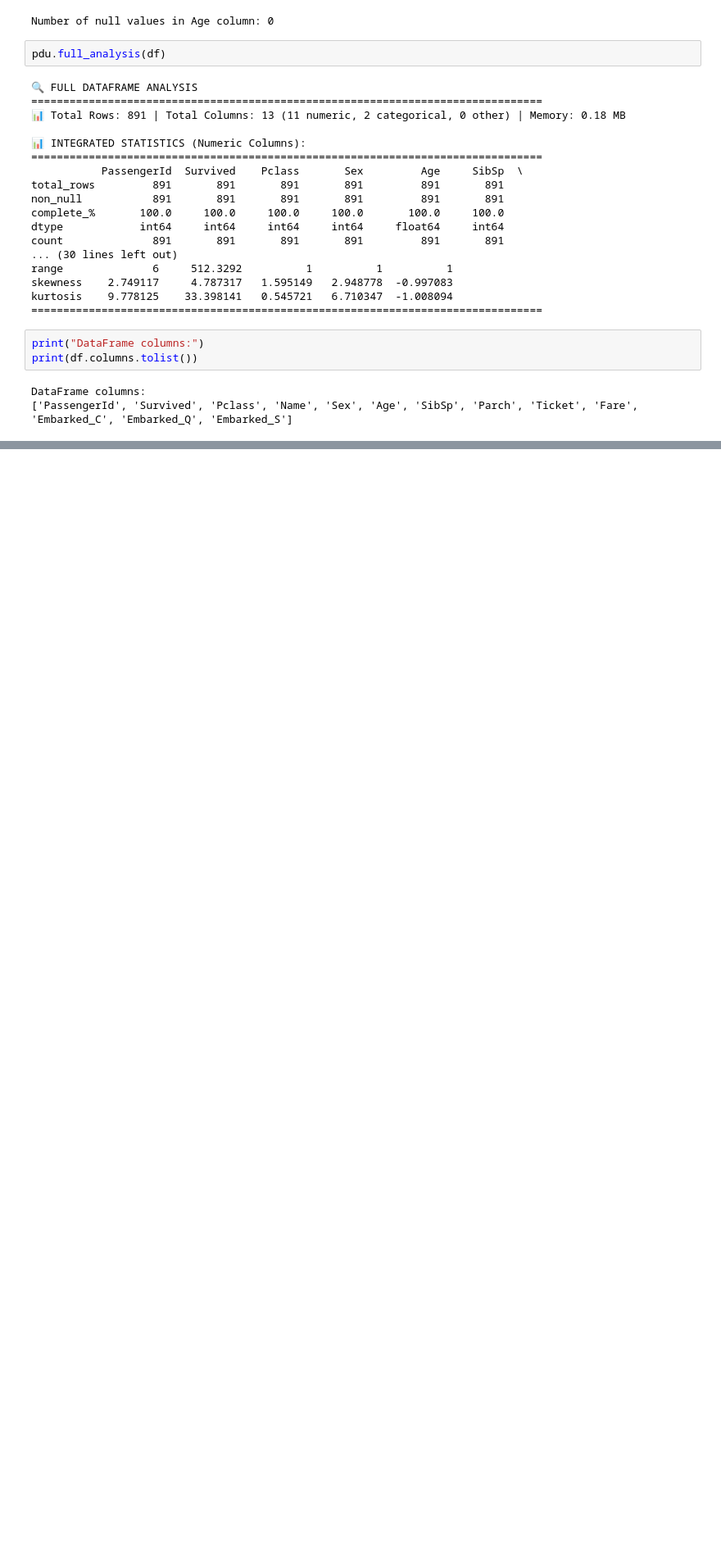
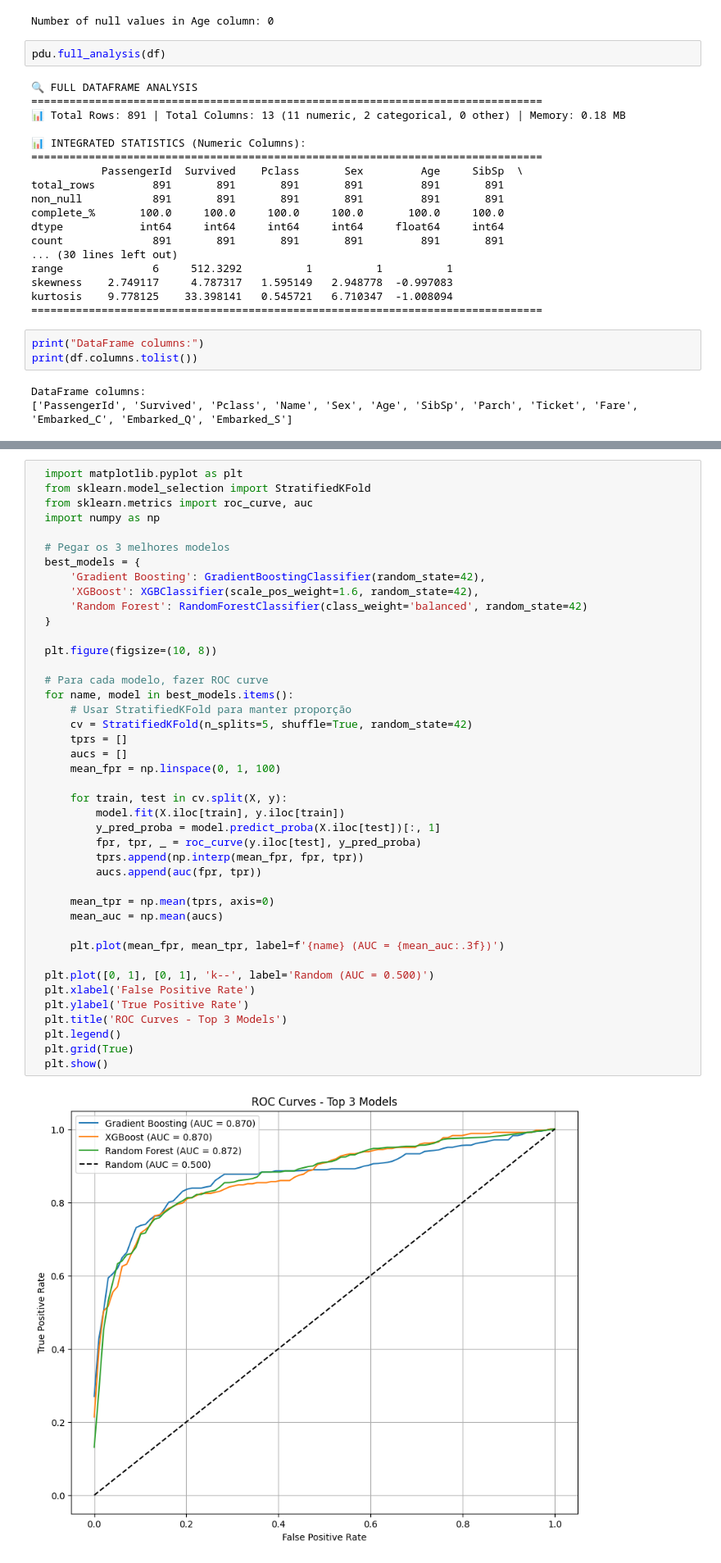
Before and after one commit to marcelosilva2604/HandsOnMLScikitLearnKerasTensorflow, a Jupyter notebook: notebooks/3_classificação/titanic/titanic.ipynb, the cells around one changed output, grey strips where cells are left out. Shown at 82% size. Cells and saved outputs as stored; diff of their text form; blank space fills up the shorter version.

```diff
--- a/notebooks/3_classificação/titanic/titanic.ipynb
+++ b/notebooks/3_classificação/titanic/titanic.ipynb
@@ -239,0 +327,44 @@ plt.show()
+# %%
+  import matplotlib.pyplot as plt
+  from sklearn.model_selection import StratifiedKFold
+  from sklearn.metrics import roc_curve, auc
+  import numpy as np
+
+  # Pegar os 3 melhores modelos
+  best_models = {
+      'Gradient Boosting': GradientBoostingClassifier(random_state=42),
+      'XGBoost': XGBClassifier(scale_pos_weight=1.6, random_state=42),
+      'Random Forest': RandomForestClassifier(class_weight='balanced', random_state=42)
+  }
+
+  plt.figure(figsize=(10, 8))
+
+  # Para cada modelo, fazer ROC curve
+  for name, model in best_models.items():
+      # Usar StratifiedKFold para manter proporção
+      cv = StratifiedKFold(n_splits=5, shuffle=True, random_state=42)
+      tprs = []
+      aucs = []
+      mean_fpr = np.linspace(0, 1, 100)
+
+      for train, test in cv.split(X, y):
+          model.fit(X.iloc[train], y.iloc[train])
+          y_pred_proba = model.predict_proba(X.iloc[test])[:, 1]
+          fpr, tpr, _ = roc_curve(y.iloc[test], y_pred_proba)
+          tprs.append(np.interp(mean_fpr, fpr, tpr))
+          aucs.append(auc(fpr, tpr))
+
+      mean_tpr = np.mean(tprs, axis=0)
+      mean_auc = np.mean(aucs)
+
+      plt.plot(mean_fpr, mean_tpr, label=f'{name} (AUC = {mean_auc:.3f})')
+
+  plt.plot([0, 1], [0, 1], 'k--', label='Random (AUC = 0.500)')
+  plt.xlabel('False Positive Rate')
+  plt.ylabel('True Positive Rate')
+  plt.title('ROC Curves - Top 3 Models')
+  plt.legend()
+  plt.grid(True)
+  plt.show()
+# %% [output]
+[figure, added]
```
Also changed, not shown: parts of 6 cells of this notebook, 4 other files.
